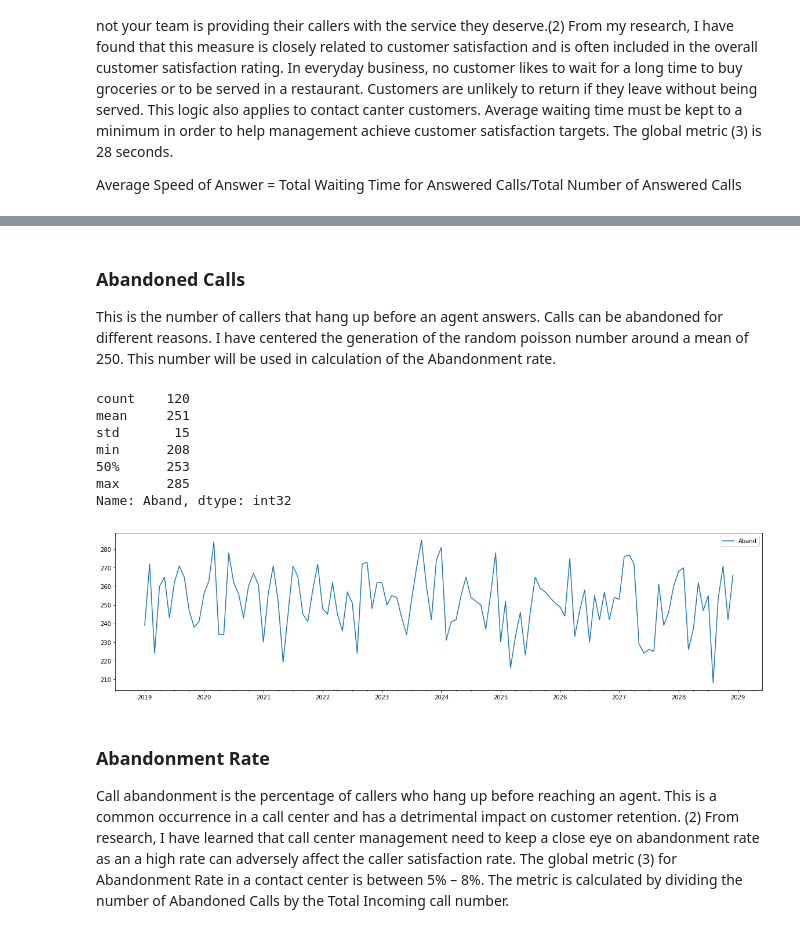
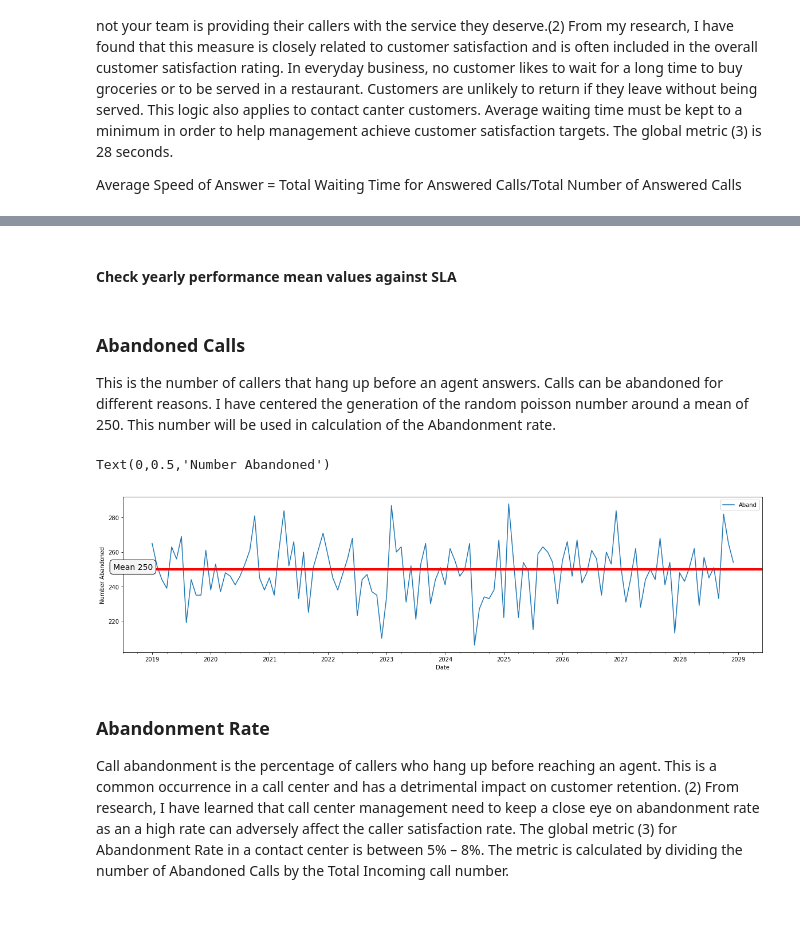
Before and after one commit to eamonnofarrell/Programming_Project, a Jupyter notebook: Prog_Project.ipynb, the cells around one changed output, grey strips where cells are left out. Cells and saved outputs as stored; diff of their text form; code cells hidden in the pictures.

```diff
--- a/Prog_Project.ipynb
+++ b/Prog_Project.ipynb
@@ -116,19 +61,19 @@ Text(10,25,'SLA')
+# %% [markdown]
+#### Check yearly performance mean values against SLA
 # %% [markdown]
 ### Abandoned Calls
 This is the number of callers that hang up before an agent answers. Calls can be abandoned for different reasons. I have centered the generation of the random poisson number around a mean of 250. This number will be used in calculation of the Abandonment rate.
 # %%
-Calls["Aband"] = pd.DataFrame.assign(np.random.poisson(250, len(rng))) # mean value for Abandoned calls = 320
+Calls["Aband"] = pd.DataFrame.assign(np.random.poisson(250, len(rng))) # mean value for Abandoned calls = 250
 Calls.plot(y=['Aband'], use_index=True, figsize=(20, 5)) # show graph of simulated abandoned calls
-Calls['Aband'].describe(percentiles=[]).astype(int) # check resulting min, max, mean values
+plt.axhline(y=250, linewidth=4, color='r') # highlight mean value of 250
+plt.text(x=dt.date(2018, 5,1), y=250, s="Mean 250", fontsize=14,
+         bbox=dict(facecolor='whitesmoke', boxstyle="round, pad=0.4")); # add label to SLA line
+plt.xlabel('Date')
+plt.ylabel('Number Abandoned')
 # %% [output]
-count    120
-mean     251
-std       15
-min      208
-50%      253
-max      285
-Name: Aband, dtype: int32
+Text(0,0.5,'Number Abandoned')
-[figure, old version]
+[figure, new version]
 # %% [markdown]
 ### Abandonment Rate
 Call abandonment is the percentage of callers who hang up before reaching an agent. This is a common occurrence in a call center and has a detrimental impact on customer retention. (2) From research, I have learned that call center management need to keep a close eye on abandonment rate as an a high rate can  adversely affect the caller satisfaction rate. The global metric (3) for Abandonment Rate in a contact center is between 5% – 8%. The metric is calculated by dividing the number of Abandoned Calls by the Total Incoming call number.
```
Also changed, not shown: parts of 40 cells of this notebook.
